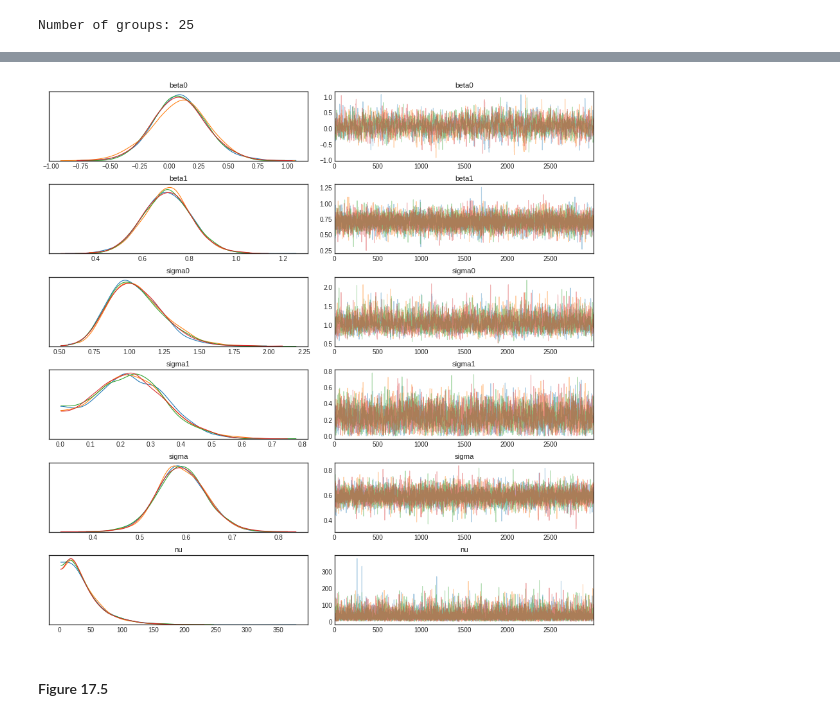
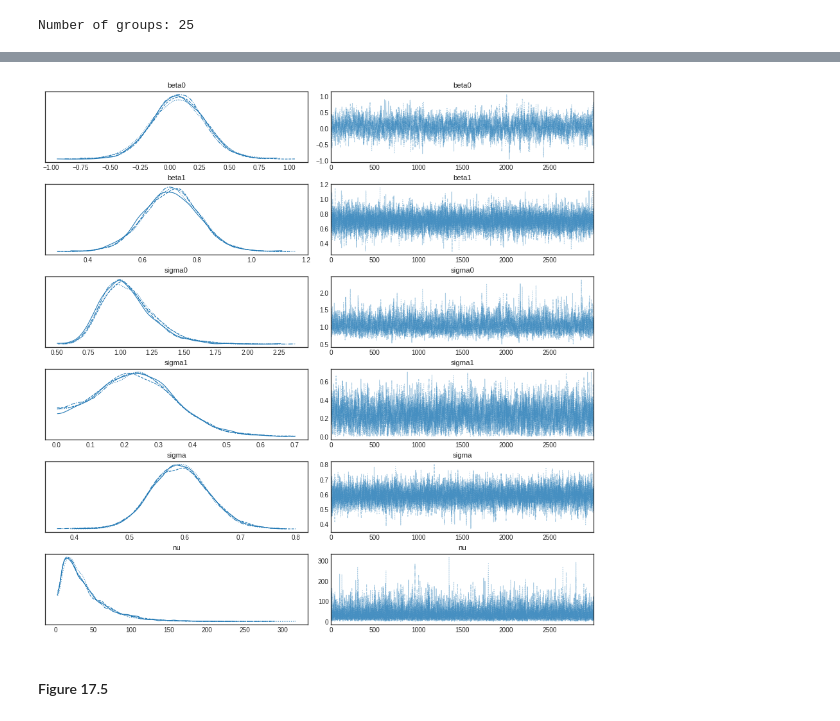
Before and after one commit to blue-worm/DBDA-python, a Jupyter notebook: Notebooks/Chapter 17.ipynb, the cells around one changed output, grey strips where cells are left out. Cells and saved outputs as stored; diff of their text form; code cells hidden in the pictures.

```diff
--- a/Notebooks/Chapter 17.ipynb
+++ b/Notebooks/Chapter 17.ipynb
@@ -256,7 +245,7 @@ with pm.Model() as model2:
     mu =  beta0 + beta1*zheight2
 
     sigma = pm.Uniform('sigma', 10**-3, 10**3)
-    nu = pm.Exponential('nu', 1/29.)
+    nu = pm.Exponential('nu', 1/29)
 
     likelihood = pm.StudentT('likelihood', nu, mu=mu, sd=sigma, observed=zweight2)
 # %%
@@ -374,7 +365,7 @@ pm.model_to_graphviz(model3)
 [drawing not drawn]
 # %%
 with model3:
-    trace3 = pm.sample(3000, cores=4, nuts_kwargs={'target_accept': 0.95})
+    trace3 = pm.sample(3000, cores=4, target_accept=0.95)
 # %% [output]
 Auto-assigning NUTS sampler...
 Initializing NUTS using jitter+adapt_diag...
@@ -384,7 +377,7 @@ The number of effective samples is smaller than 25% for some parameters.
 # %%
-pm.traceplot(trace3, ['beta0', 'beta1', 'sigma0', 'sigma1', 'sigma', 'nu']);
+az.plot_trace(trace3, var_names=['beta0', 'beta1', 'sigma0', 'sigma1', 'sigma', 'nu']);
 # %% [output]
-[figure, old version]
+[figure, new version]
 # %% [markdown]
 #### Figure 17.5
 # %%
```
Also changed, not shown: parts of 30 cells of this notebook, 3 other files.
